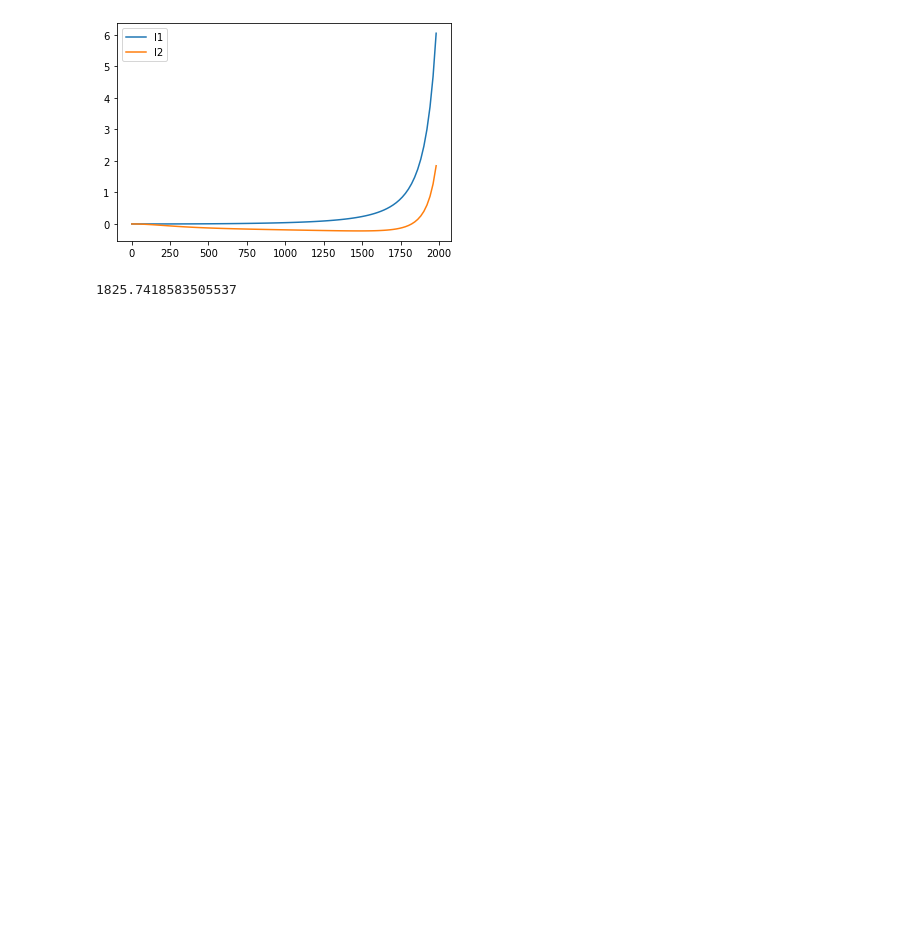
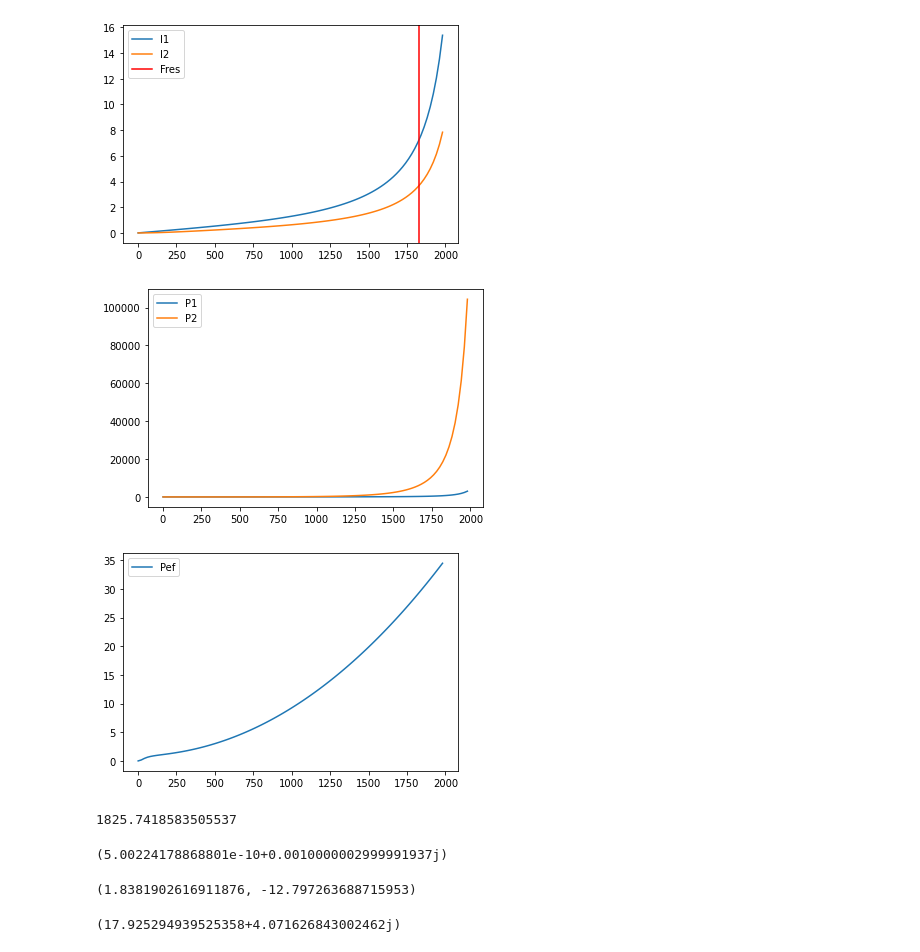
Before and after one commit to DualStream799/Wireless-Power-Transfer-Simulation, a Jupyter notebook: WPT-Simulation.ipynb, the cells around one changed output. Cells and saved outputs as stored; diff of their text form; code cells hidden in the pictures; blank space fills up the shorter version.

Commit message:
Charts added

```diff
--- a/WPT-Simulation.ipynb
+++ b/WPT-Simulation.ipynb
@@ -81,20 +81,37 @@ def transformer(v1, w, m, z1, z2):
     V=np.array([v1,0])
     I=np.dot(linalg.inv(Z),V)
     return I[0], I[1]
+
+"""
+Returns the
+"""
+def power(Vp, I):
+    Vef = Vp/sqrt(2)
+    Ief = I/sqrt(2)
+    S = Vef*Ief.conjugate()
+    return S
+
+"""
+Returns the
+"""
+def efficiency():
+    pass
 # %% [markdown]
 ![Circuit Model](modelo_v1.png "WPT Circuit Model")
 # %%
-
 # Natural ressonance frequency:
 
 V = 1e3 # V
 
 #
-lista_k=np.linspace(0,1,100)
+lista_k = np.linspace(0,1,100)
 lista_w = []
 lista_v2 = []
 lista_i1 = []
 lista_i2 = []
+lista_P1 = []
+lista_P2 = []
+lista_Ef = []
 
 # r1=0.5
 # r2=0.5
@@ -106,39 +123,81 @@ lista_i2 = []
 for w in range(1, 2000, 20):
     lista_w.append(w)
     # Phasorial Representation of all components:
     L = 300e-3
     C = 1e-6
     R = 0.5
-    XR1 = Z_R(R)   # Ohm
-    XR2 = Z_R(R)   # Ohm
+    XR1 = Z_R(R)     # Ohm
+    XR2 = Z_R(R)     # Ohm
     XL1 = Z_L(w, L)  # Ohm
     XL2 = Z_L(w, L)  # Ohm
     XC1 = Z_C(w, C)  # Ohm
     XC2 = Z_C(w, C)  # Ohm
     XRC = Z_R(100)   # Ohm
 
-    # Association between components:
+    # Association between components (Transformer):
     Zp1 = in_series(XC1, XR1)
     Z1 = in_series(XL1, Zp1)
 
     Zp2 = in_parallel(XC2, XRC)
     Zp3 = in_series(XR2, XL2)
     Z2 = in_series(Zp2, Zp3)
 
 
     k = 0.5
     m = k*sqrt(L*L)
-    i1, i2 = transformer(V, w, m, Z1, Z2)
-    lista_i1.append(i1)
-    lista_i2.append(i2)
+    I1, I2 = transformer(V, w, m, Z1, Z2)
+    lista_i1.append(abs(I1))
+    lista_i2.append(abs(I2))
+
+    Irc = I2*Z2/XRC
+
+    Pf = power(V, I1).real
+    Prc = power(XRC*Irc, Irc).real
+    lista_P1.append( Pf )
+    lista_P2.append( Prc )
+
+    lista_Ef.append(Prc/Pf)
+
+
+
+w = 1/sqrt(L*C)
 
 plt.plot(lista_w, lista_i1, label="I1")
 plt.plot(lista_w, lista_i2, label="I2")
+plt.axvline(w, color='r', linestyle='-', label='Fres')
 plt.legend()
 plt.show()
 
-w = 1/sqrt(L*C)
+plt.plot(lista_w, lista_P1, label="P1")
+plt.plot(lista_w, lista_P2, label="P2")
+plt.legend()
+plt.show()
+
+plt.plot(lista_w, lista_Ef, label="Pef")
+plt.legend()
+plt.show()
 print(w)
 # %% [output]
-[figure, old version]
+[figure, new version]
+[figure, added]
+[figure, added]
 1825.7418583505537
+# %%
+lista_i1
+# %% [output]
+(5.00224178868801e-10+0.0010000002999991937j)
+# %%
+Zeq = 10.61 + 1j*2.41
+Vp = 20
+I = Vp/Zeq
+Z_rect_to_pol(I)
+# %% [output]
+(1.8381902616911876, -12.797263688715953)
+# %%
+Vef = Vp/sqrt(2)
+Ief = I/sqrt(2)
+S = ( Vef )*Ief.conjugate()
+#Z_rect_to_pol(S)
+S
+# %% [output]
+(17.925294939525358+4.071626843002462j)
```
